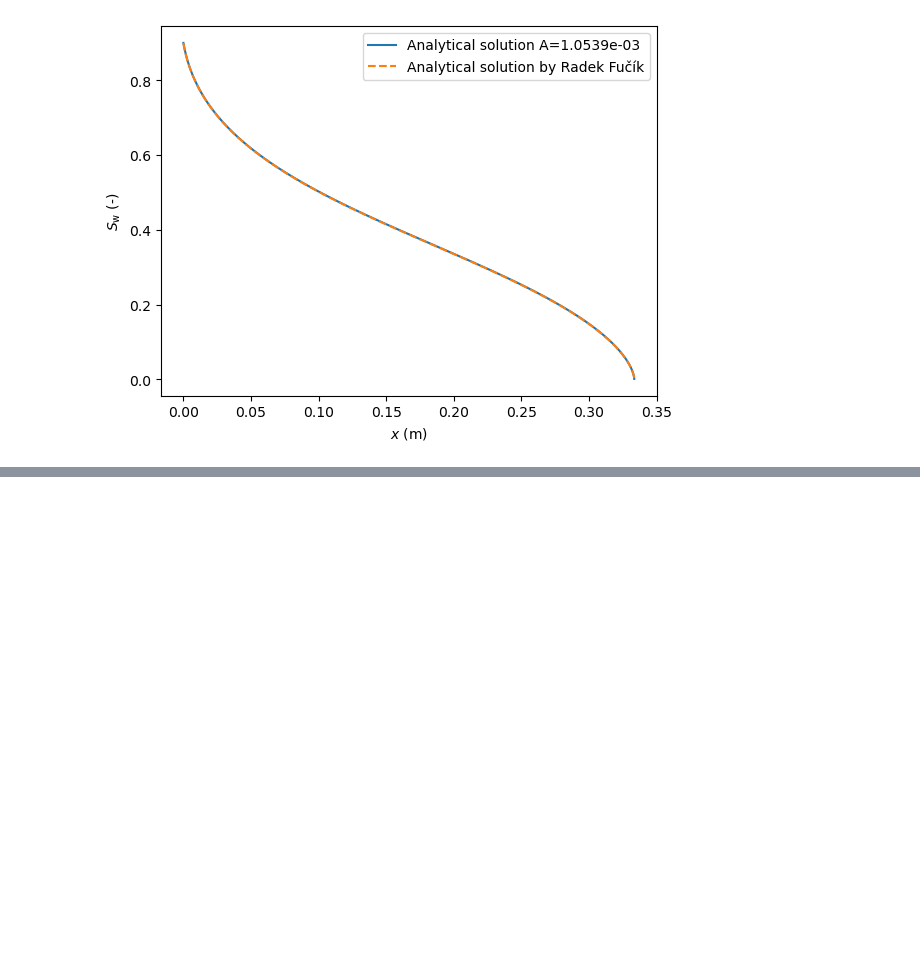
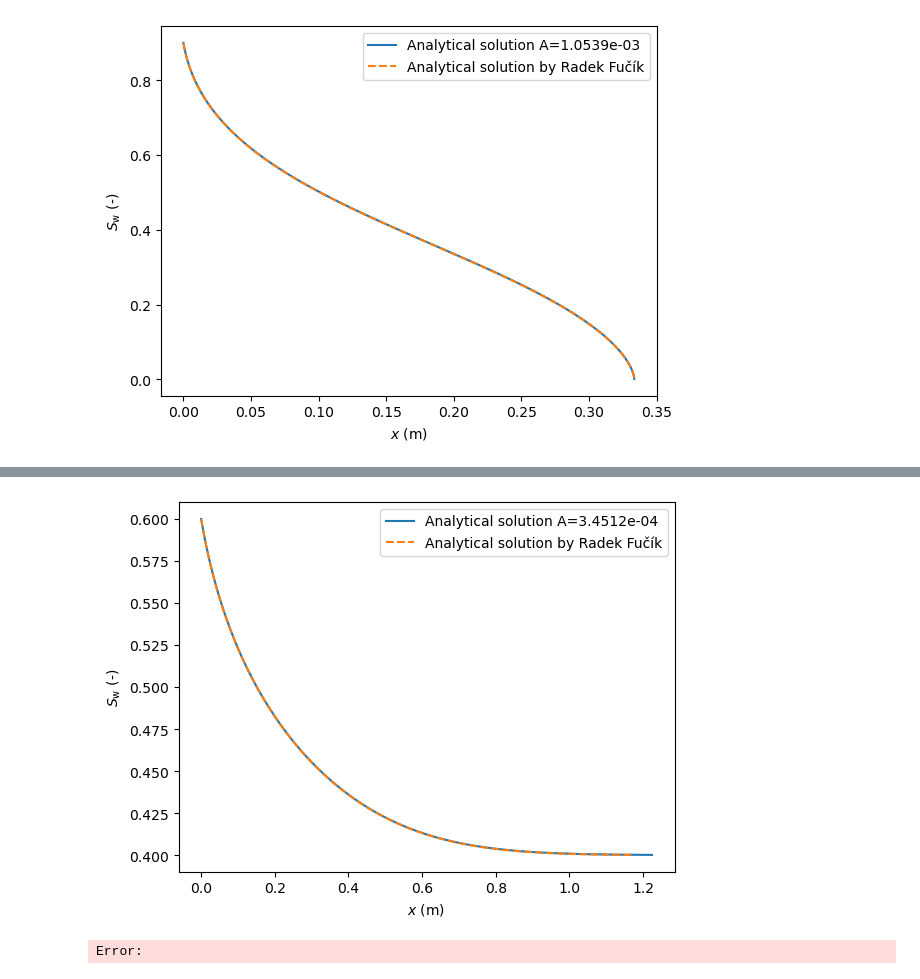
Before and after one commit to jtecklenburg/binder-ogs-requirements, a Jupyter notebook: McWorther/mcworther_problem.ipynb, the cells around one changed output, grey strips where cells are left out. Drawn from its saved outputs; the diff is of its cells as text; code cells hidden in the pictures; blank space fills up the shorter version.

```diff
--- a/McWorther/mcworther_problem.ipynb
+++ b/McWorther/mcworther_problem.ipynb
@@ -67,0 +69,17 @@ plt.show()
+# %%
+model = VanGenuchten(Snr=0.3, Swr=0.2)
+#model.plot()
+
+problem = McWhorter(model, Si=0.4, S0=0.6, phi=0.5, K=1e-10, muw=0.001, mun=0.005)
+#problem.plot_D_f()
+
+problem.plot_solution()
+
+exact = np.loadtxt("solution_Sw_vg.txt")
+
+plt.plot(exact[:, 0], exact[:, 1], '--', label="Analytical solution by Radek Fučík")
+plt.legend()
+plt.show()
+# %% [output]
+[figure, added]
+Error:
```
Also changed, not shown: parts of 2 cells of this notebook, 2 other files.
